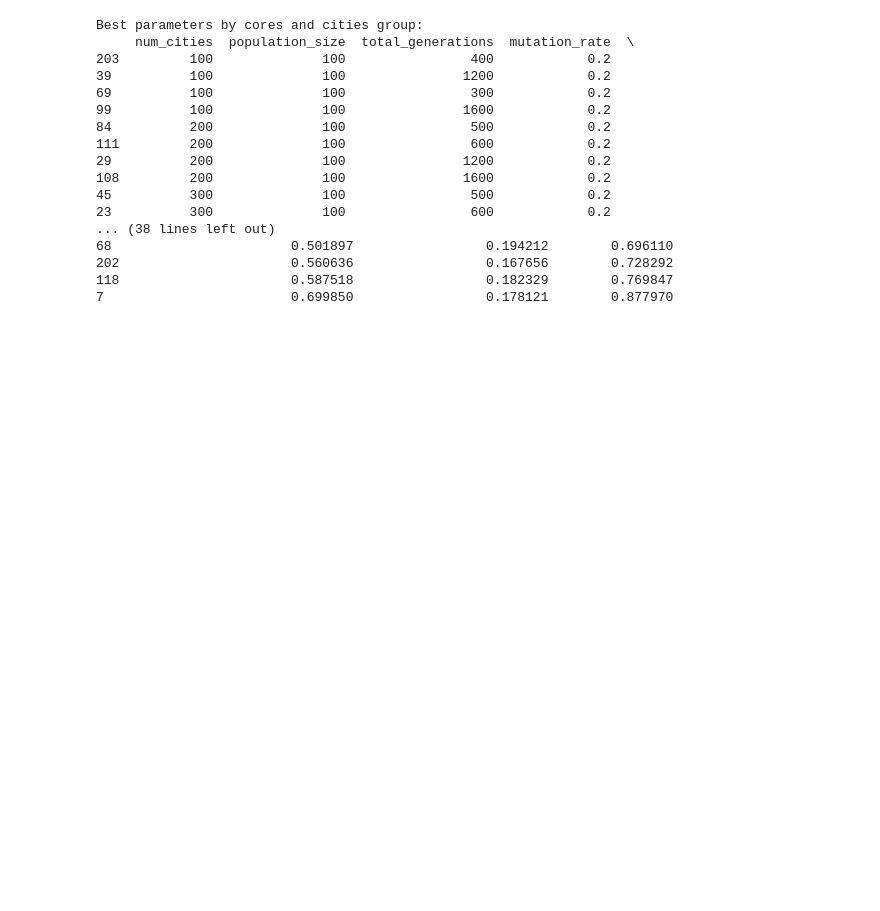
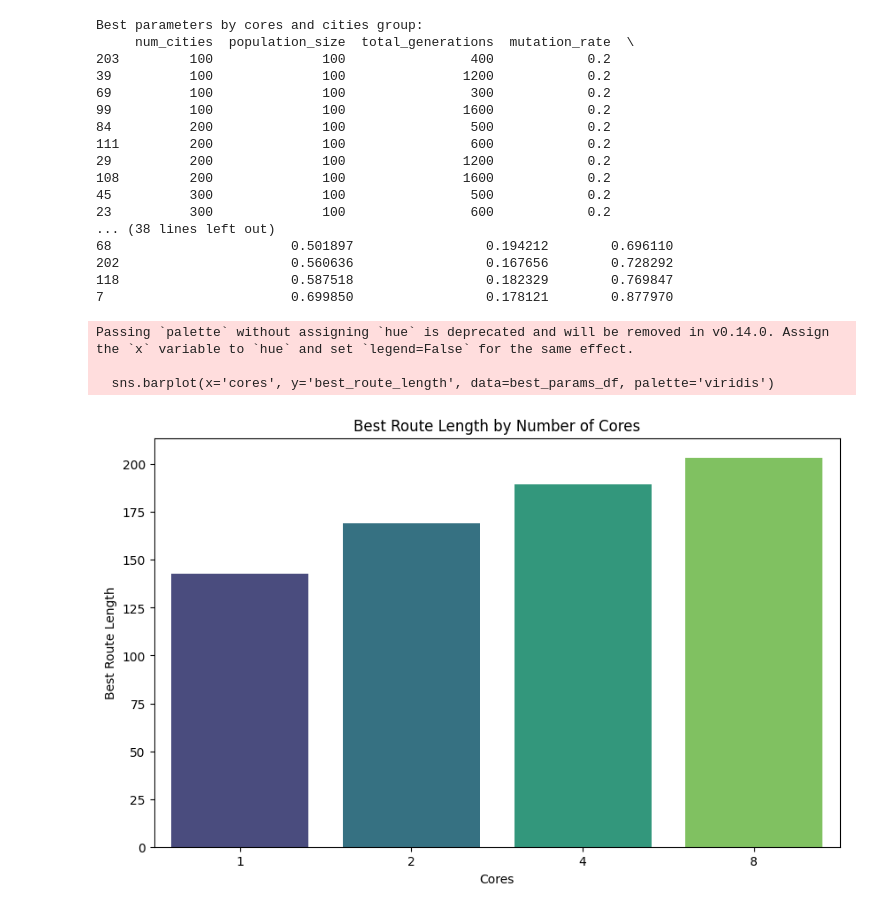
Before and after one commit to dominik-air/parallel-tsp, a Jupyter notebook: analysis.ipynb, the cells around one changed output. Cells and saved outputs as stored; diff of their text form; code cells hidden in the pictures; blank space fills up the shorter version.

Commit message:
add some graphs

```diff
--- a/analysis.ipynb
+++ b/analysis.ipynb
@@ -165,0 +176,15 @@ Best parameters by cores and cities group:
+# %%
+def plot_best_parameters_by_cores(best_params_df):
+    plt.figure(figsize=(10, 6))
+    sns.barplot(x='cores', y='best_route_length', data=best_params_df, palette='viridis')
+    plt.title('Best Route Length by Number of Cores')
+    plt.xlabel('Cores')
+    plt.ylabel('Best Route Length')
+    plt.show()
+
+plot_best_parameters_by_cores(best_params_by_cores)
+# %% [output]
+Passing `palette` without assigning `hue` is deprecated and will be removed in v0.14.0. Assign the `x` variable to `hue` and set `legend=False` for the same effect.
+
+  sns.barplot(x='cores', y='best_route_length', data=best_params_df, palette='viridis')
+[figure, added]
```
Also changed, not shown: parts of 8 cells of this notebook, 1 other file.
